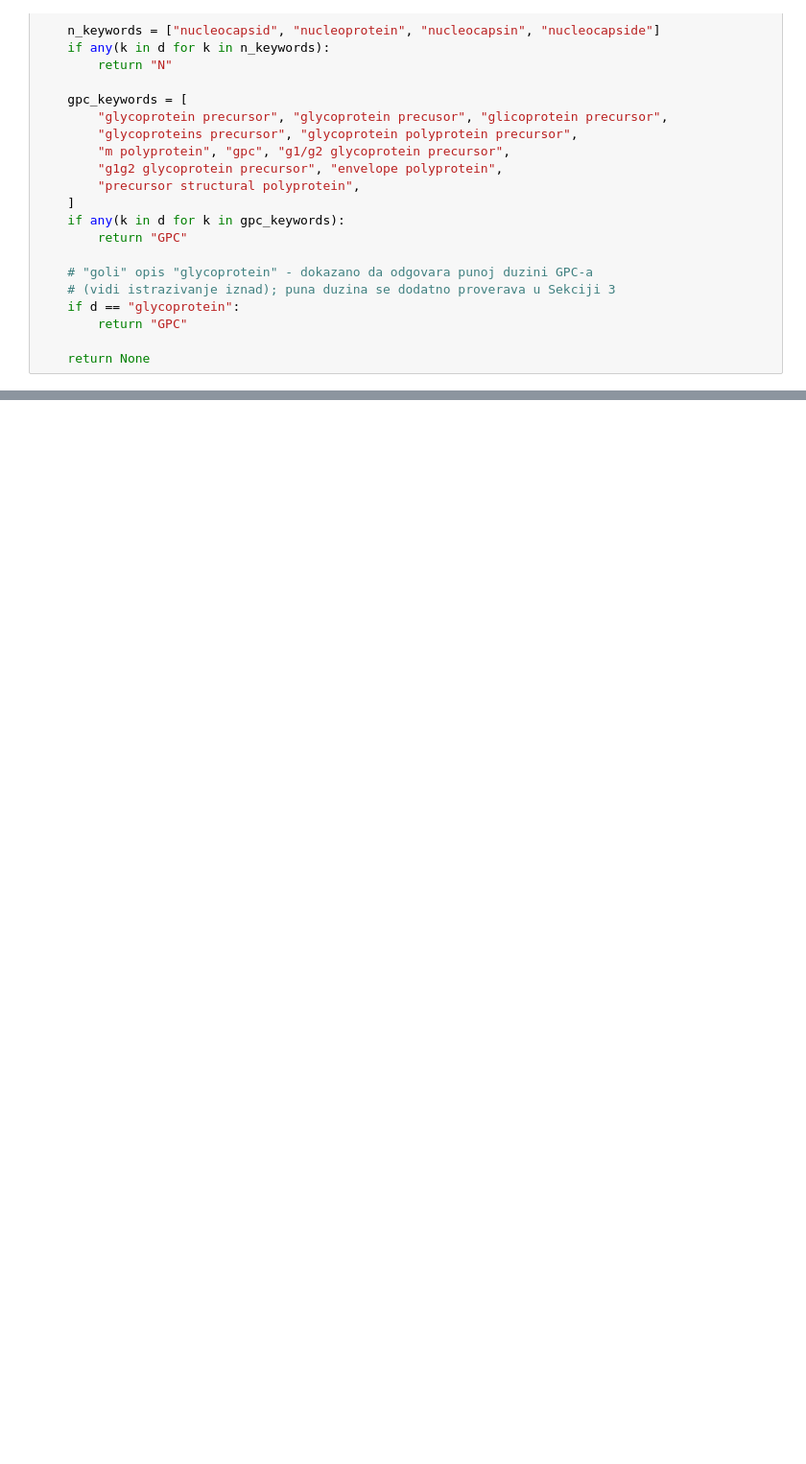
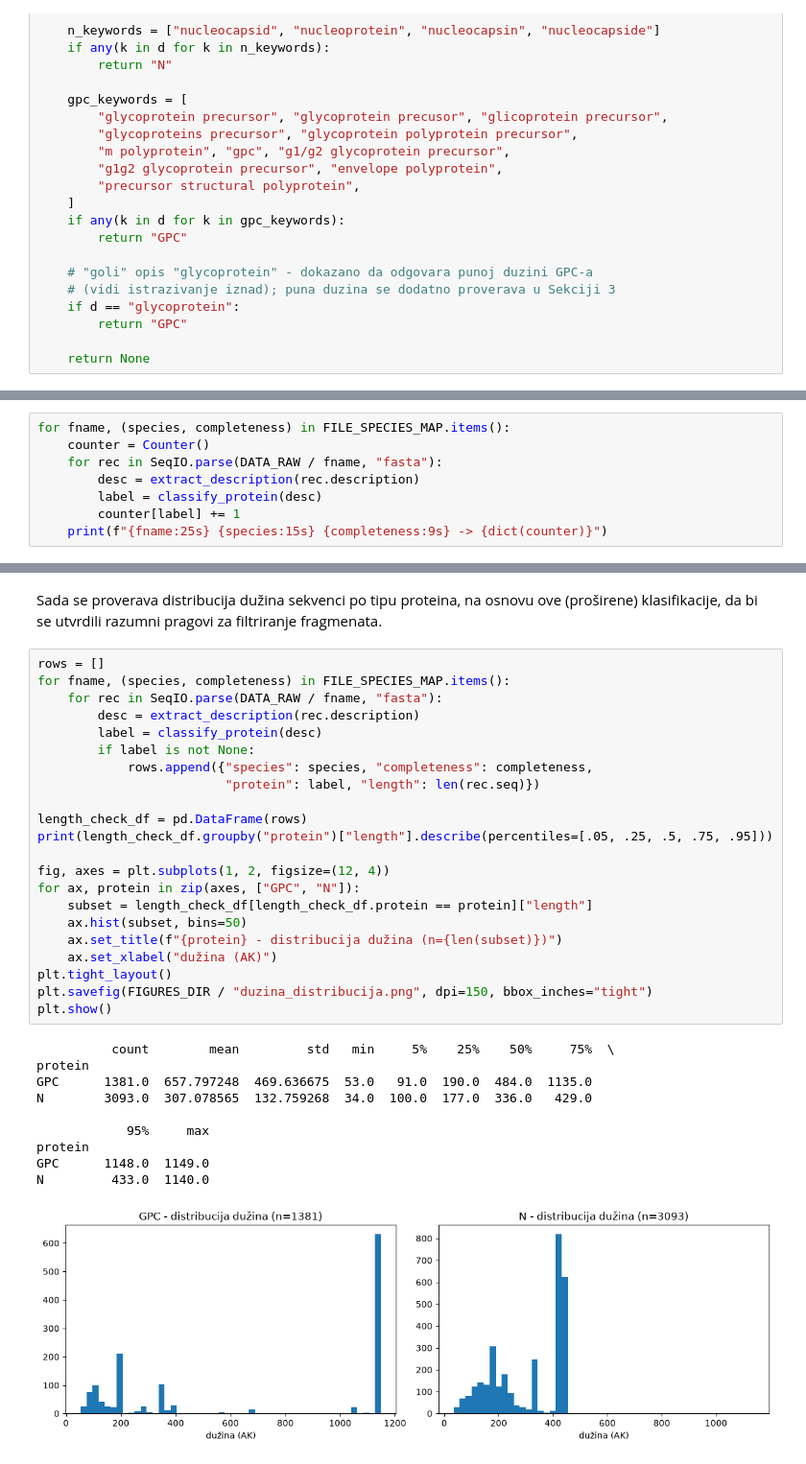
Before and after one commit to VladimirManda10/Hantavirus, a Jupyter notebook: notebook.ipynb, the cells around one changed output, grey strips where cells are left out. Shown at 96% size. Cells and saved outputs as stored; diff of their text form; blank space fills up the shorter version.

Commit message:
Sekcija 3-4: Filter duzine sekvence (histogram, pragovi) i filtriranje/cuvanje FASTA fajlova

```diff
--- a/notebook.ipynb
+++ b/notebook.ipynb
@@ -307,0 +314,8 @@ def classify_protein(description: str) -> str | None:
+# %%
+for fname, (species, completeness) in FILE_SPECIES_MAP.items():
+    counter = Counter()
+    for rec in SeqIO.parse(DATA_RAW / fname, "fasta"):
+        desc = extract_description(rec.description)
+        label = classify_protein(desc)
+        counter[label] += 1
+    print(f"{fname:25s} {species:15s} {completeness:9s} -> {dict(counter)}")
@@ -307,0 +331,36 @@ def classify_protein(description: str) -> str | None:
+# %% [markdown]
+Sada se proverava distribucija dužina sekvenci po tipu proteina, na osnovu ove
+(proširene) klasifikacije, da bi se utvrdili razumni pragovi za filtriranje fragmenata.
+# %%
+rows = []
+for fname, (species, completeness) in FILE_SPECIES_MAP.items():
+    for rec in SeqIO.parse(DATA_RAW / fname, "fasta"):
+        desc = extract_description(rec.description)
+        label = classify_protein(desc)
+        if label is not None:
+            rows.append({"species": species, "completeness": completeness,
+                         "protein": label, "length": len(rec.seq)})
+
+length_check_df = pd.DataFrame(rows)
+print(length_check_df.groupby("protein")["length"].describe(percentiles=[.05, .25, .5, .75, .95]))
+
+fig, axes = plt.subplots(1, 2, figsize=(12, 4))
+for ax, protein in zip(axes, ["GPC", "N"]):
+    subset = length_check_df[length_check_df.protein == protein]["length"]
+    ax.hist(subset, bins=50)
+    ax.set_title(f"{protein} - distribucija dužina (n={len(subset)})")
+    ax.set_xlabel("dužina (AK)")
+plt.tight_layout()
+plt.savefig(FIGURES_DIR / "duzina_distribucija.png", dpi=150, bbox_inches="tight")
+plt.show()
+# %% [output]
+          count        mean         std   min     5%    25%    50%     75%  \
+protein
+GPC      1381.0  657.797248  469.636675  53.0   91.0  190.0  484.0  1135.0
+N        3093.0  307.078565  132.759268  34.0  100.0  177.0  336.0   429.0
+
+            95%     max
+protein
+GPC      1148.0  1149.0
+N         433.0  1140.0
+[figure, added]
```
Also changed, not shown: parts of 7 cells of this notebook, 1 other file.
